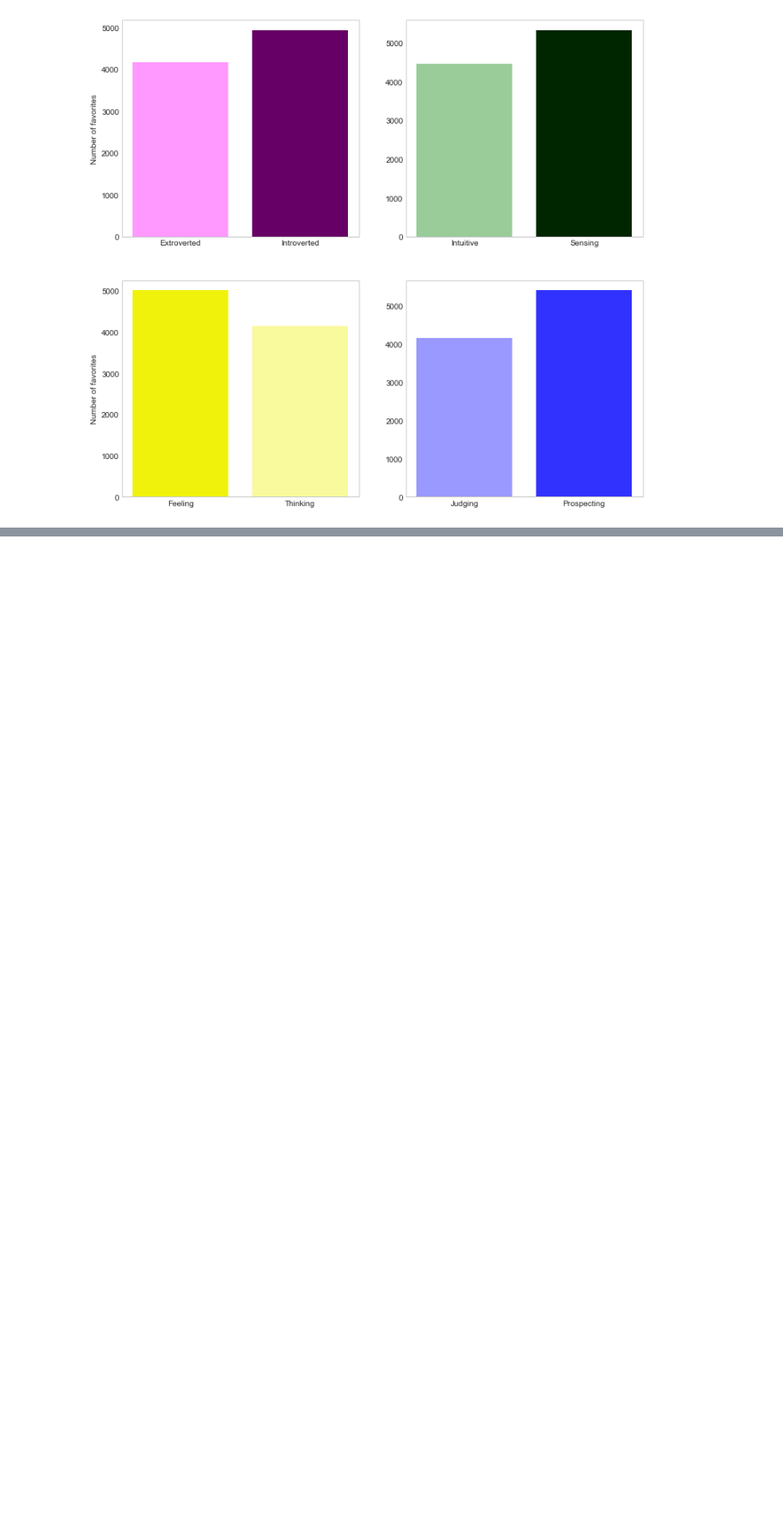
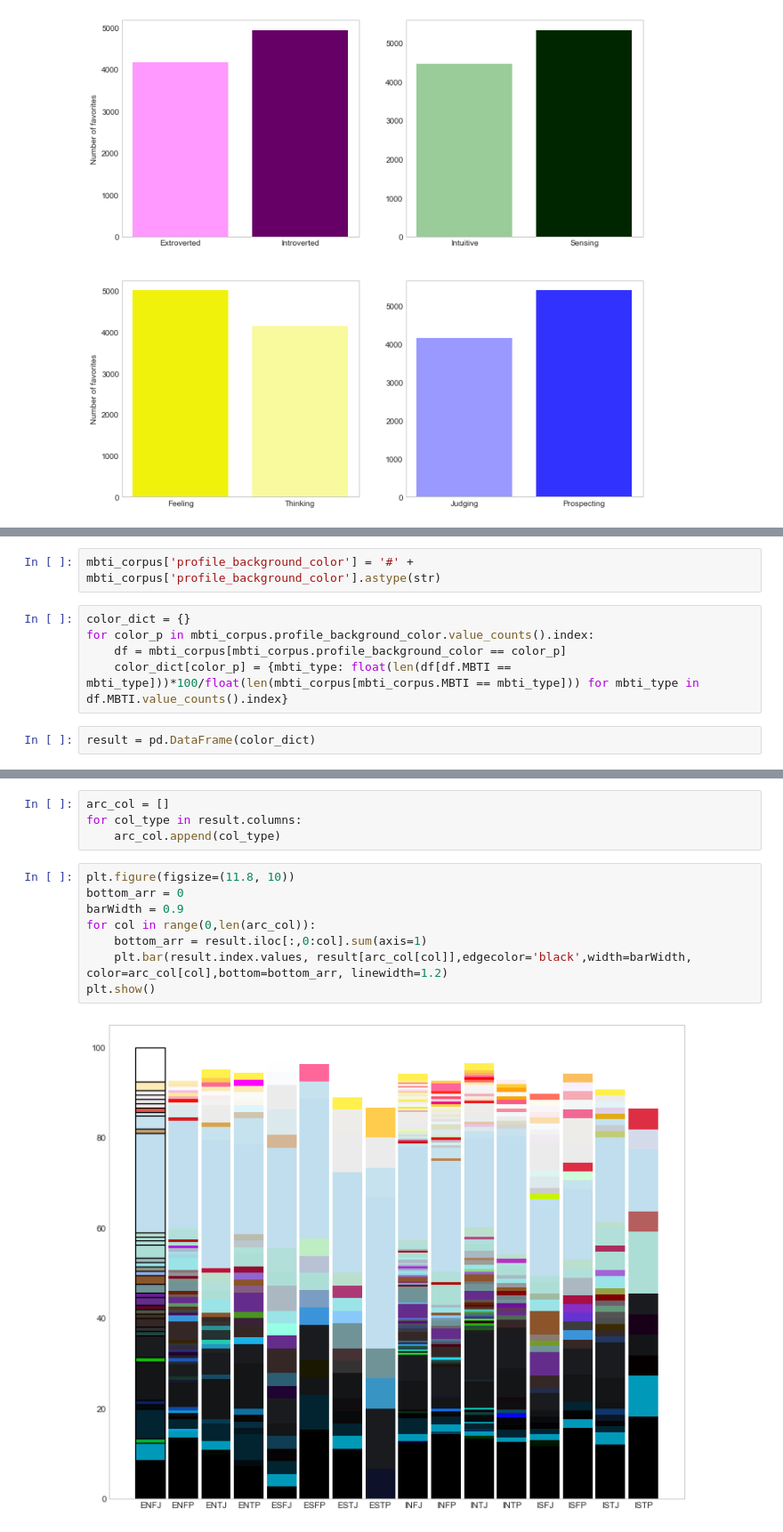
Before and after one commit to kvalentine95/twitter_mbti, a Jupyter notebook: data/mbti.ipynb, the cells around one changed output, grey strips where cells are left out. Shown: that part at 89% size. Saved outputs shown, nothing was run; the diff lists cells and outputs as text; blank space fills up the shorter version.

```diff
--- a/data/mbti.ipynb
+++ b/data/mbti.ipynb
@@ -484,0 +630,9 @@ plt.show()
+# %%
+mbti_corpus['profile_background_color'] = '#' + mbti_corpus['profile_background_color'].astype(str)
+# %%
+color_dict = {}
+for color_p in mbti_corpus.profile_background_color.value_counts().index:
+    df = mbti_corpus[mbti_corpus.profile_background_color == color_p]
+    color_dict[color_p] = {mbti_type: float(len(df[df.MBTI == mbti_type]))*100/float(len(mbti_corpus[mbti_corpus.MBTI == mbti_type])) for mbti_type in df.MBTI.value_counts().index}
+# %%
+result = pd.DataFrame(color_dict)
@@ -484,0 +660,14 @@ plt.show()
+# %%
+arc_col = []
+for col_type in result.columns:
+    arc_col.append(col_type)
+# %%
+plt.figure(figsize=(11.8, 10))
+bottom_arr = 0
+barWidth = 0.9
+for col in range(0,len(arc_col)):
+    bottom_arr = result.iloc[:,0:col].sum(axis=1)
+    plt.bar(result.index.values, result[arc_col[col]],edgecolor='black',width=barWidth, color=arc_col[col],bottom=bottom_arr, linewidth=1.2)
+plt.show()
+# %% [output]
+[figure, added]
```
Also changed, not shown: parts of 53 cells of this notebook.
